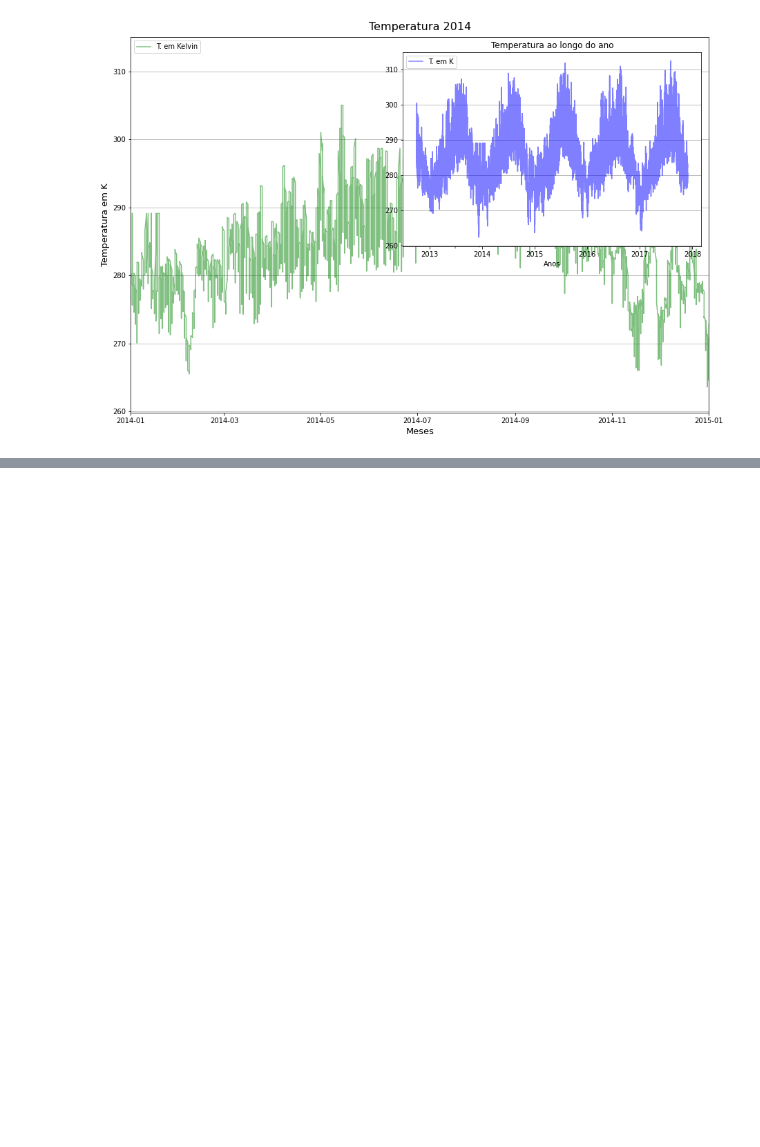
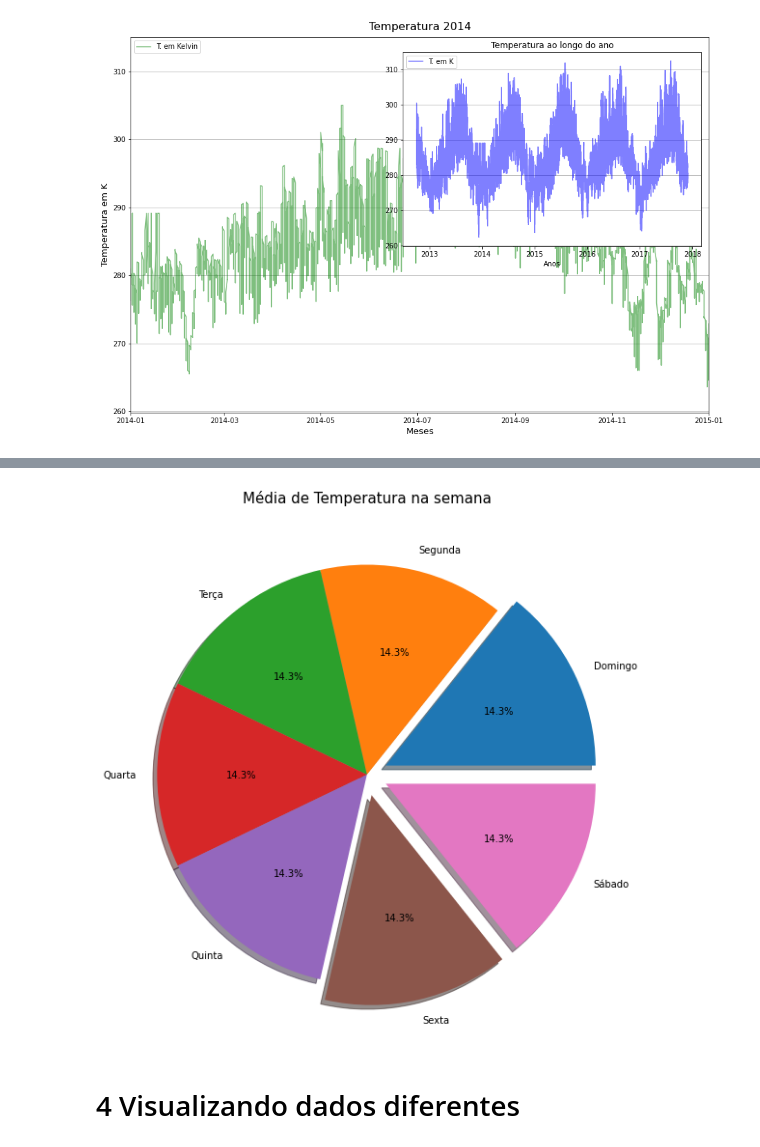
Before and after one commit to ciqueti/Matplotlib_Tecnicas, a Jupyter notebook: relatorio.ipynb, the cells around one changed output, grey strips where cells are left out. Cells and saved outputs as stored; diff of their text form; code cells hidden in the pictures; blank space fills up the shorter version.

```diff
--- a/relatorio.ipynb
+++ b/relatorio.ipynb
@@ -125,0 +202,9 @@ memory usage: 2.8+ MB
+# %%
+fig, ax = plt.subplots(figsize=(15,10))
+ax.pie(x=temperatura_por_dia_da_semana, labels=nome_dias, autopct='%1.1f%%', shadow=True, explode=[0.1,0,0,0,0,0.1,0.1])
+ax.set_title('Média de Temperatura na semana', fontsize=15, pad=10)
+fig.patch.set_facecolor('white')
+# %% [output]
+[figure, added]
+# %% [markdown]
+# 4 Visualizando dados diferentes
```
Also changed, not shown: parts of 29 cells of this notebook, 4 other files.
